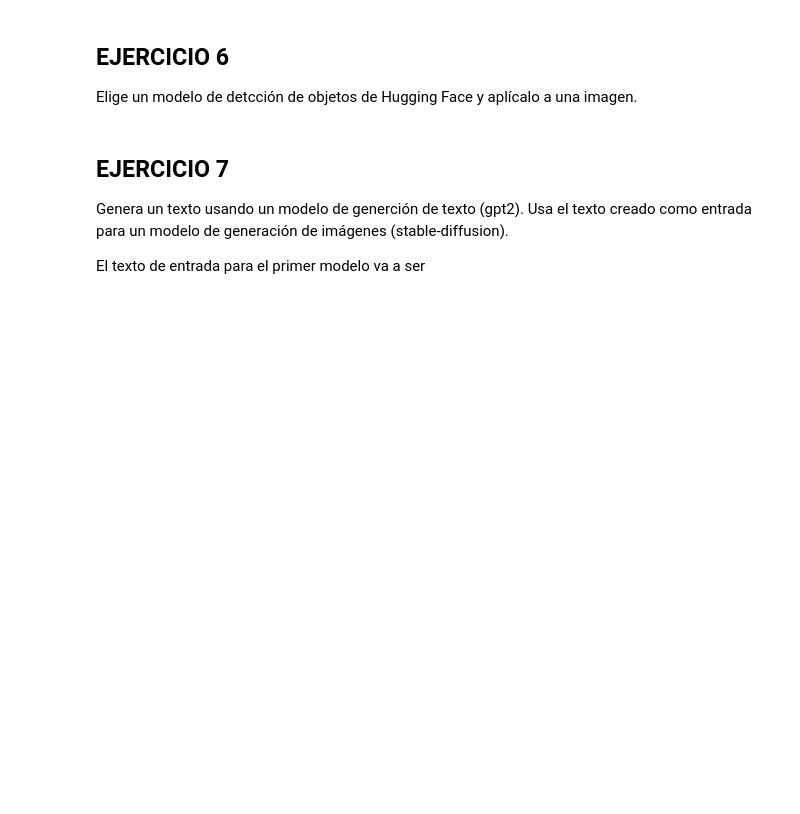
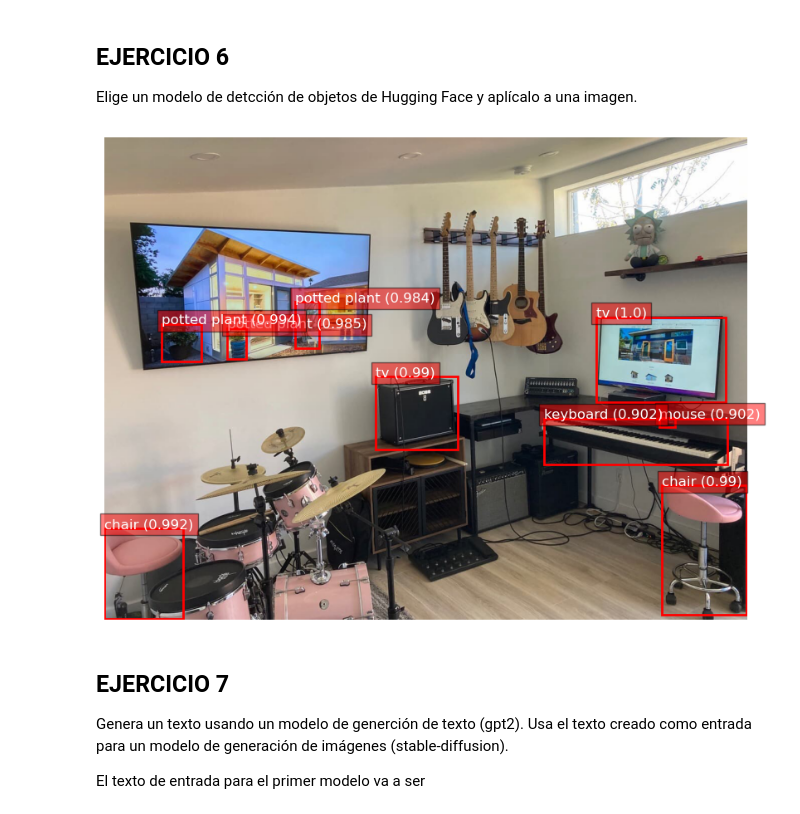
Before and after one commit to xabierguerrero/IABD_2425, a Jupyter notebook: Python_Ejers/SAPA/Deep_Learning/Ejercicios/6_3Ejercicios.ipynb, the cells around one changed output. Cells and saved outputs as stored; diff of their text form; code cells hidden in the pictures; blank space fills up the shorter version.

```diff
--- a/Python_Ejers/SAPA/Deep_Learning/Ejercicios/6_3Ejercicios.ipynb
+++ b/Python_Ejers/SAPA/Deep_Learning/Ejercicios/6_3Ejercicios.ipynb
@@ -303,6 +323,43 @@ a woman sitting on the beach with her dog
 # %% [markdown]
 ## EJERCICIO 6
 Elige un modelo de detcción de objetos de Hugging Face y aplícalo a una imagen.
+# %%
+# Inicializar el procesador y el modelo
+processor = DetrImageProcessor.from_pretrained("facebook/detr-resnet-50", revision="no_timm")
+model = DetrForObjectDetection.from_pretrained("facebook/detr-resnet-50", revision="no_timm")
+
+# Cargar la imagen
+image_path = "/home/iabd/IABD_2425/Python_Ejers/SAPA/Deep_Learning/Ejercicios/datos/imagenes/estudio.jpg"
+image = Image.open(image_path)
+
+# Procesar la imagen y obtener las predicciones
+inputs = processor(images=image, return_tensors="pt")
+outputs = model(**inputs)
+
+# Convertir las salidas (cajas delimitadoras y logits de clase) a la API COCO
+target_sizes = torch.tensor([image.size[::-1]])
+results = processor.post_process_object_detection(outputs, target_sizes=target_sizes, threshold=0.9)[0]
+
+# Mostrar la imagen con Matplotlib
+fig, ax = plt.subplots(1, figsize=(10, 8))
+ax.imshow(image)
+
+# Dibujar los recuadros sobre la imagen
+for score, label, box in zip(results["scores"], results["labels"], results["boxes"]):
+    box = [round(i, 2) for i in box.tolist()]
+    x, y, xmax, ymax = box
+    width, height = xmax - x, ymax - y
+    rect = patches.Rectangle((x, y), width, height, linewidth=2, edgecolor='red', facecolor='none')
+    ax.add_patch(rect)
+
+    label_name = model.config.id2label[label.item()]
+    text = f"{label_name} ({round(score.item(), 3)})"
+    ax.text(x, y, text, fontsize=12, color='white', bbox=dict(facecolor='red', alpha=0.5))
+
+plt.axis('off')
+plt.show()
+# %% [output]
+[figure, added]
 # %% [markdown]
 ## EJERCICIO 7
 Genera un texto usando un modelo de generción de texto (gpt2).
```
Also changed, not shown: parts of 7 cells of this notebook, 2 other files.
